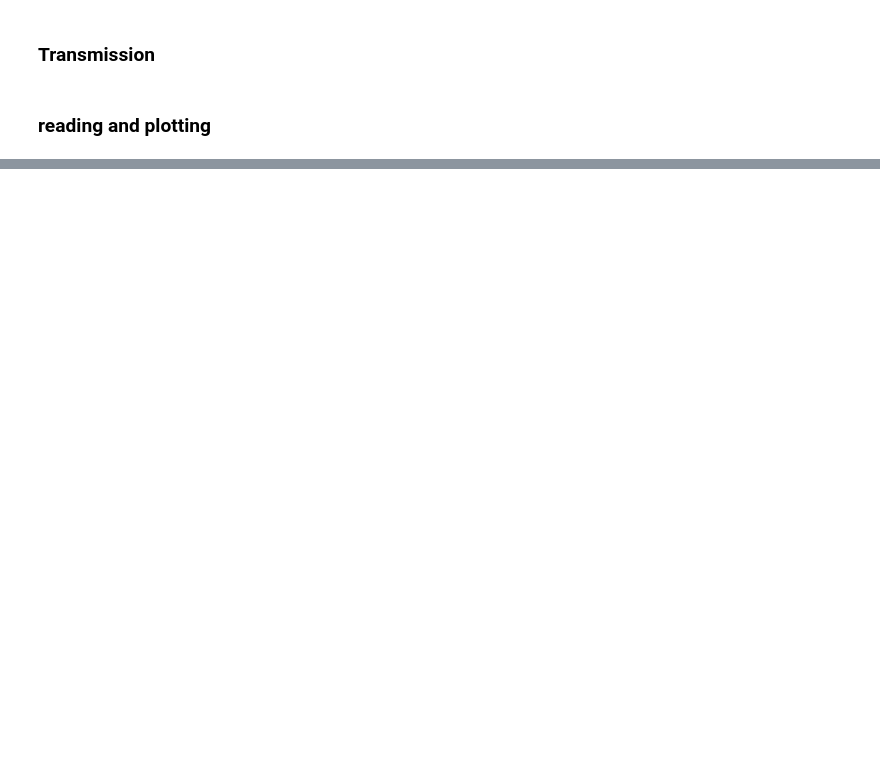
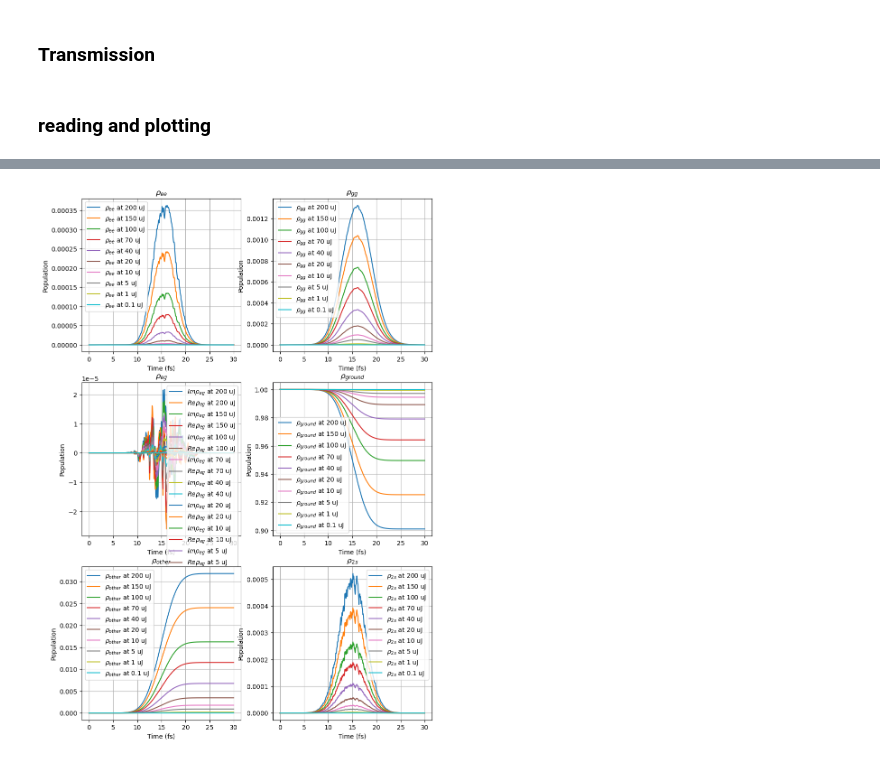
Before and after one commit to P4GAN/Cu-RSA-XFEL-Simulation, a Jupyter notebook: notebooks/plot-transmittance-vs-intensity.ipynb, the cells around one changed output, grey strips where cells are left out. Cells and saved outputs as stored; diff of their text form; code cells hidden in the pictures; blank space fills up the shorter version.

```diff
--- a/notebooks/plot-transmittance-vs-intensity.ipynb
+++ b/notebooks/plot-transmittance-vs-intensity.ipynb
@@ -126,7 +124,7 @@ def data_from_folder(folder_path):
 
     return sorted_accumulated_arrays, aux_data, num_files
 # %%
-data_path = ""
+data_path = "../data/sweep_23957380"
 # %%
 Tshow_min = 0.15#0.4
 Tshow_max = 0.42#0.5
@@ -185,38 +177,40 @@ plt.show()
 # %%
-fig, axs = plt.subplots(2, 3, figsize=(12, 8))
+fig, axs = plt.subplots(3, 2, figsize=(10, 15))
 
 for E_seed_value, arrays in sorted_accumulated_arrays.items():
     rho_ee_t_last = arrays['rho_ee_t_last']
     rho_gg_t_last = arrays['rho_gg_t_last']
     rho_eg_t_last = arrays['rho_eg_t_last']
     rho_ground_t_last = arrays['rho_ground_t_last']
     rho_other_t_last = arrays['rho_other_t_last']
     rho_2s_t_last = arrays['rho_2s_t_last']
     t_axis = arrays['t_axis']
 
     # Plot 2x2 grid of subplots, for example, plotting rho_ee, rho_gg, rho_eg, and rho_ground
     axs[0, 0].plot(t_axis, rho_ee_t_last, label=rf'$\rho_{{ee}}$ at {E_seed_value} uJ')
     axs[0, 1].plot(t_axis, rho_gg_t_last, label=rf'$\rho_{{gg}}$ at {E_seed_value} uJ')
     axs[1, 0].plot(t_axis, np.imag(rho_eg_t_last), label=rf'$Im\rho_{{eg}}$ at {E_seed_value} uJ')
     axs[1, 0].plot(t_axis, np.real(rho_eg_t_last), label=rf'$Re\rho_{{eg}}$ at {E_seed_value} uJ')
     axs[1, 1].plot(t_axis, rho_ground_t_last, label=rf'$\rho_{{ground}}$ at {E_seed_value} uJ')
     axs[2, 0].plot(t_axis, rho_other_t_last, label=rf'$\rho_{{other}}$ at {E_seed_value} uJ')
     axs[2, 1].plot(t_axis, rho_2s_t_last, label=rf'$\rho_{{2s}}$ at {E_seed_value} uJ')
 
 # Set titles and labels for each subplot
 axs[0, 0].set_title(r'$\rho_{ee}$')
 axs[0, 1].set_title(r'$\rho_{gg}$')
 axs[1, 0].set_title(r'$\rho_{eg}$')
 axs[1, 1].set_title(r'$\rho_{ground}$')
 axs[2, 0].set_title(r'$\rho_{other}$')
 axs[2, 1].set_title(r'$\rho_{2s}$')
 
 # Set x and y labels for each subplot
 for ax in axs.flat:
     ax.set_xlabel('Time (fs)')
     ax.set_ylabel('Population')
     ax.legend()
     ax.grid(True)
+# %% [output]
+[figure, added]
 # %%
 min_T = []
 area_T = []
```
Also changed, not shown: parts of 4 cells of this notebook, 1 other file.
